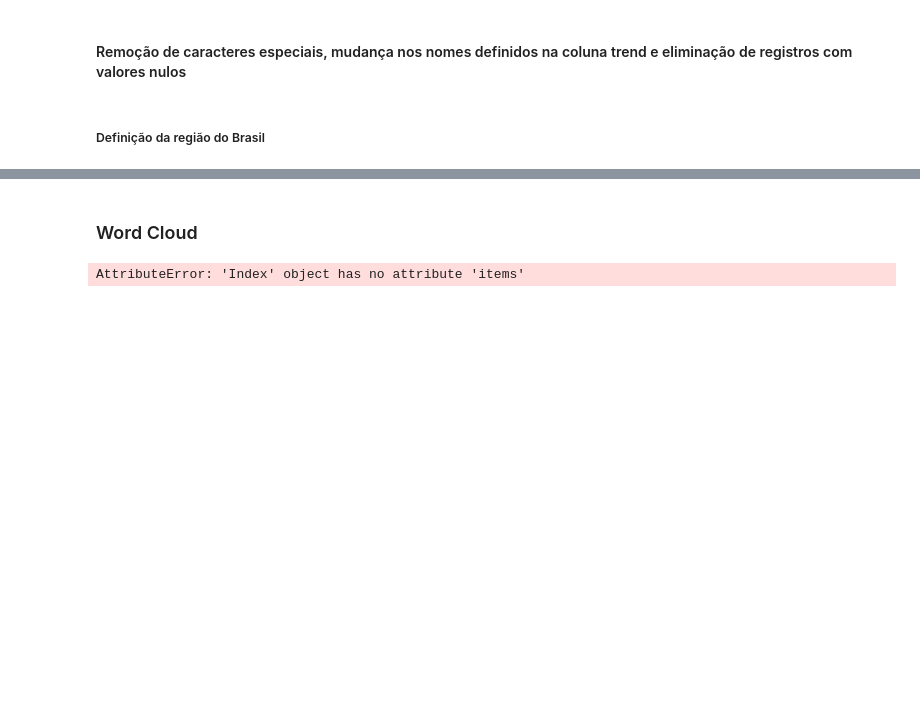
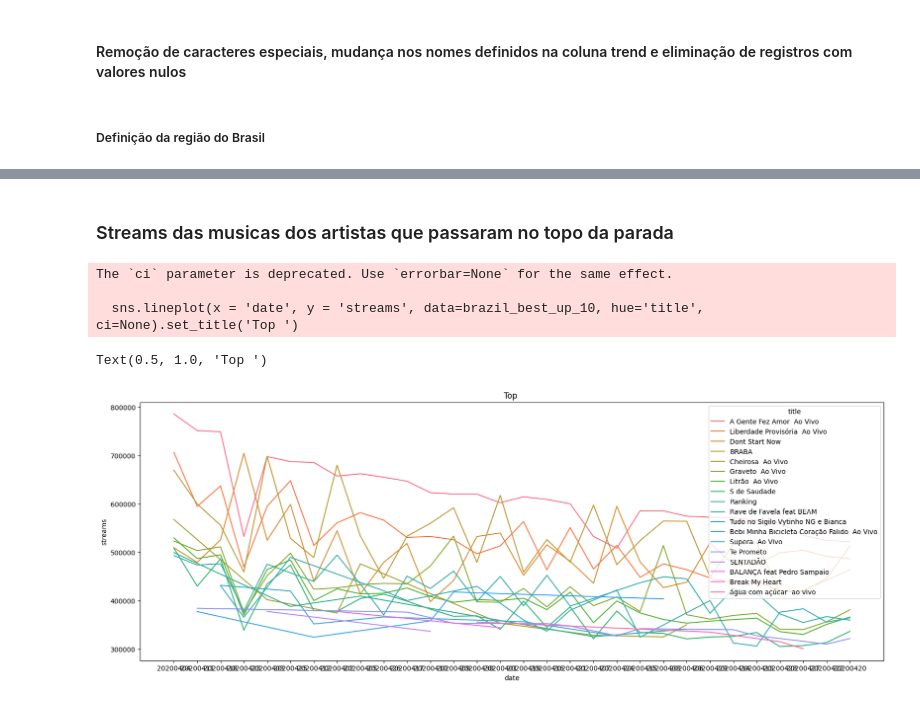
Before and after one commit to matheus1103/finaltopicos3, a Jupyter notebook: final.ipynb, the cells around one changed output, grey strips where cells are left out. Saved outputs shown, nothing was run; the diff lists cells and outputs as text; code cells hidden in the pictures; blank space fills up the shorter version.

```diff
--- a/final.ipynb
+++ b/final.ipynb
@@ -146,14 +133,0 @@ Zé Neto  Cristiano         375756.500000
-# %% [markdown]
-### Word Cloud
-# %%
-
-from wordcloud import WordCloud
-
-# create a word cloud object
-wordcloud = WordCloud().generate_from_frequencies(top10.index, top10['streams'])
-
-# display the word cloud
-plt.imshow(wordcloud, interpolation='bilinear')
-plt
-# %% [output]
-AttributeError: 'Index' object has no attribute 'items'
@@ -171,5 +134,13 @@ AttributeError: 'Index' object has no attribute 'items'
+# %% [markdown]
+### Streams das musicas dos artistas que passaram no topo da parada
 # %%
 import seaborn as sns
 
 fig, axes = plt.subplots(figsize=(20,7))
-sns.lineplot(x = 'date', y = 'streams', data=brazil, hue='title', ci=None).set_title('Trends in Top 200')
+sns.lineplot(x = 'date', y = 'streams', data=brazil_best_up_10, hue='title', ci=None).set_title('Top ')
+# %% [output]
+The `ci` parameter is deprecated. Use `errorbar=None` for the same effect.
+
+  sns.lineplot(x = 'date', y = 'streams', data=brazil_best_up_10, hue='title', ci=None).set_title('Top ')
+Text(0.5, 1.0, 'Top ')
+[figure, added]
```
Also changed, not shown: parts of 21 cells of this notebook.
